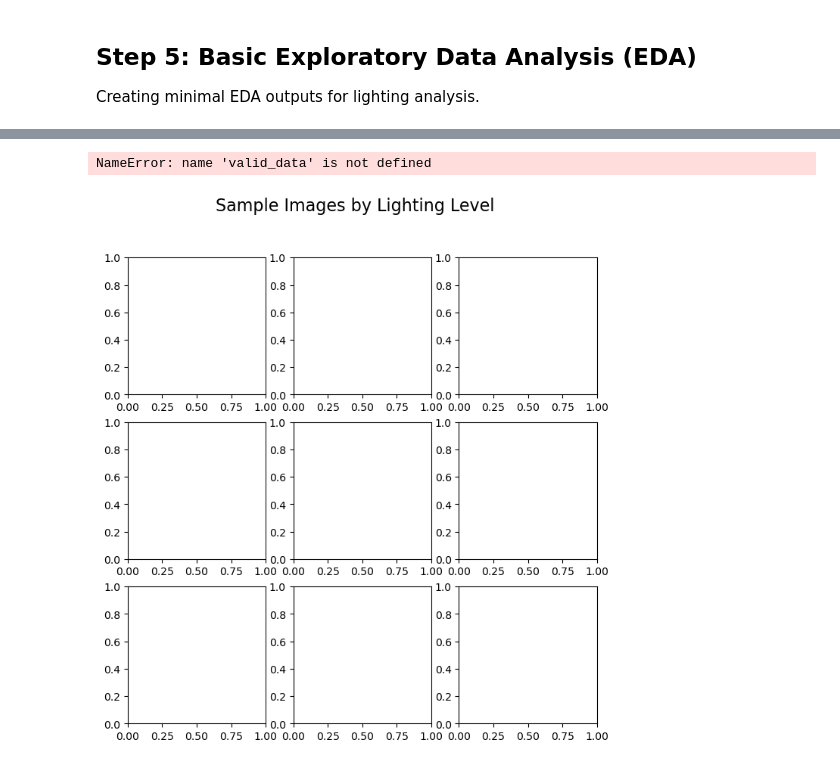
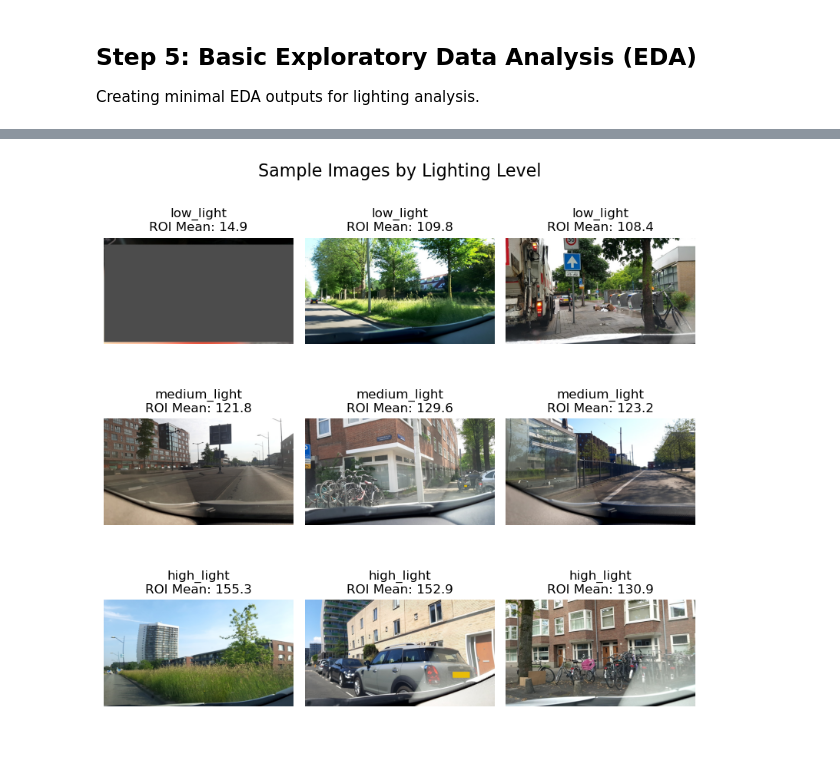
Before and after one commit to Daniel5452/Lighting-Variation-Impact-on-Urban-Garbage-Detection, a Jupyter notebook: GIGO_lighting_variation.ipynb, the cells around one changed output, grey strips where cells are left out. Cells and saved outputs as stored; diff of their text form; code cells hidden in the pictures.

Commit message:
added RIO and fixed mean brightness

```diff
--- a/GIGO_lighting_variation.ipynb
+++ b/GIGO_lighting_variation.ipynb
@@ -226,18 +223,18 @@ Creating quantile-based lighting categories using mean brightness values.
 # %%
-# Compute quantile-based lighting bins for valid images only
-valid_brightness = metadata_with_lighting[metadata_with_lighting['valid_for_lighting']]['mean_brightness'].dropna()
+# Compute quantile-based lighting bins for all images with valid brightness
+all_brightness = metadata_with_lighting['mean_brightness_roi'].dropna()
 
 # Calculate quantiles
-q33 = valid_brightness.quantile(0.33)
-q67 = valid_brightness.quantile(0.67)
+q33 = all_brightness.quantile(0.33)
+q67 = all_brightness.quantile(0.67)
 
-print(f"Brightness quantiles:")
+print(f"Mean brightness ROI quantiles:")
 print(f"33rd percentile: {q33:.2f}")
 print(f"67th percentile: {q67:.2f}")
 
-# Create lighting level categories
-def categorize_lighting(brightness, valid):
-    if not valid or pd.isna(brightness):
+# Create lighting level categories (no validity filtering)
+def categorize_lighting(brightness):
+    if pd.isna(brightness):
         return None
     elif brightness <= q33:
         return 'low_light'
@@ -246,10 +243,7 @@ def categorize_lighting(brightness, valid):
     else:
         return 'high_light'
 
-metadata_with_lighting['lighting_level'] = metadata_with_lighting.apply(
-    lambda row: categorize_lighting(row['mean_brightness'], row['valid_for_lighting']),
-    axis=1
-)
+metadata_with_lighting['lighting_level'] = metadata_with_lighting['mean_brightness_roi'].apply(categorize_lighting)
 
 # Convert to categorical
 metadata_with_lighting['lighting_level'] = pd.Categorical(
@@ -262,5 +256,5 @@ metadata_with_lighting['lighting_level'] = pd.Categorical(
 lighting_counts = metadata_with_lighting['lighting_level'].value_counts()
 print(f"\nLighting level distribution:")
 print(lighting_counts)
-print(f"Invalid images: {metadata_with_lighting['lighting_level'].isna().sum()}")
+print(f"Images with failed processing: {metadata_with_lighting['lighting_level'].isna().sum()}")
 # %% [output]
@@ -335,37 +329,39 @@ high_light      8250
 Name: count, dtype: int64
 [figure]
 # %%
-# Display 3 random example images per lighting level (only valid images)
+# Display 3 random example images per lighting level (processed images only)
 np.random.seed(42)  # For reproducible results
 
 fig, axes = plt.subplots(3, 3, figsize=(8, 8))
 fig.suptitle('Sample Images by Lighting Level', fontsize=16)
 
 lighting_levels = ['low_light', 'medium_light', 'high_light']
 
 for i, level in enumerate(lighting_levels):
-    # Get valid images for this lighting level
-    level_images = valid_data[valid_data['lighting_level'] == level]
+    # Get images for this lighting level with valid brightness
+    level_images = metadata_with_lighting[
+        (metadata_with_lighting['lighting_level'] == level) &
+        (metadata_with_lighting['mean_brightness_roi'].notna())
+    ]
 
     # Sample 3 random images
     sampled = level_images.sample(n=3, random_state=42)
 
     for j, (idx, row) in enumerate(sampled.iterrows()):
         image_path = os.path.join(images_dir, row['filename'])
 
         # Load and display image
         img = cv2.imread(image_path)
         if img is not None:
             img_rgb = cv2.cvtColor(img, cv2.COLOR_BGR2RGB)
             axes[i, j].imshow(img_rgb)
-            axes[i, j].set_title(f'{level}\nBrightness: {row["mean_brightness"]:.1f}')
+            axes[i, j].set_title(f'{level}\nROI Mean: {row["mean_brightness_roi"]:.1f}')
             axes[i, j].axis('off')
         else:
             axes[i, j].text(0.5, 0.5, 'Image not found', ha='center', va='center')
             axes[i, j].axis('off')
 
 plt.tight_layout()
 plt.show()
 # %% [output]
-NameError: name 'valid_data' is not defined
-[figure, old version]
+[figure, new version]
```
Also changed, not shown: parts of 8 cells of this notebook, 1 other file.
